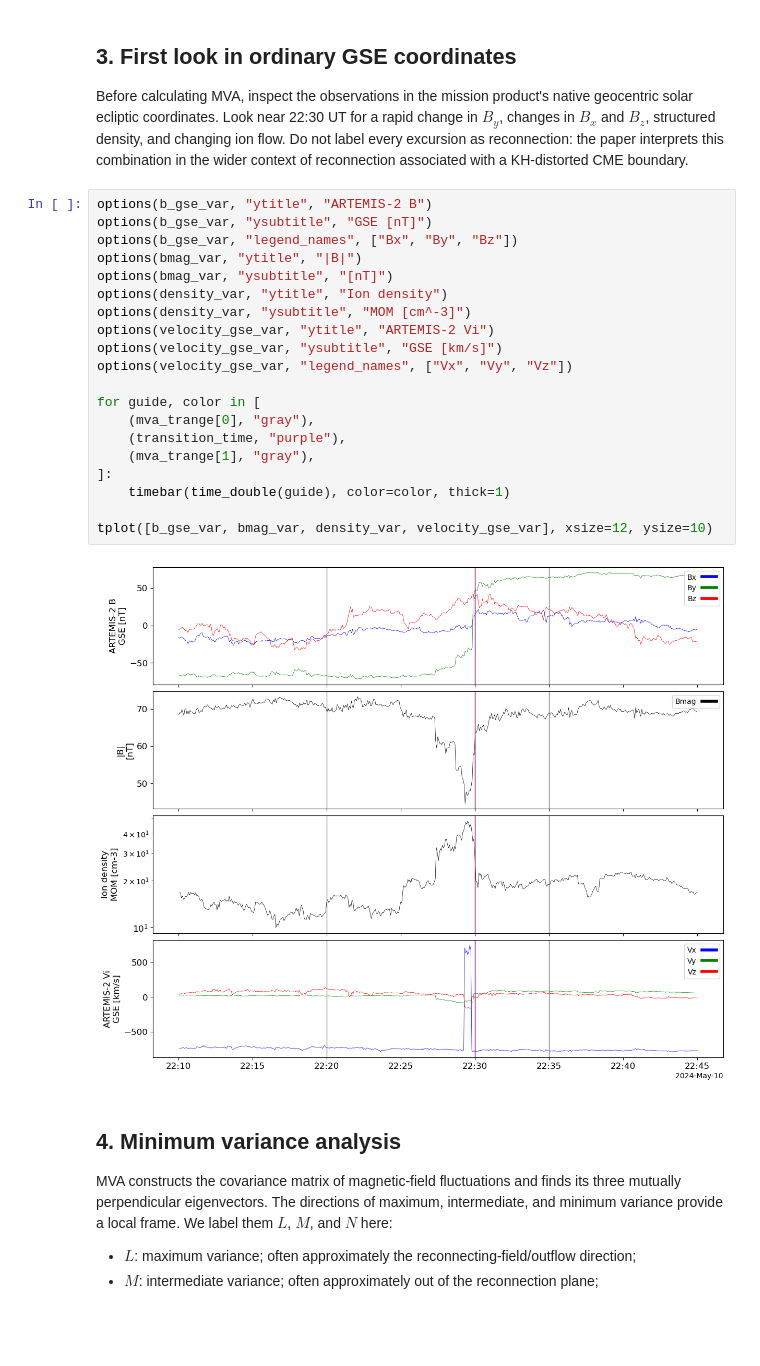
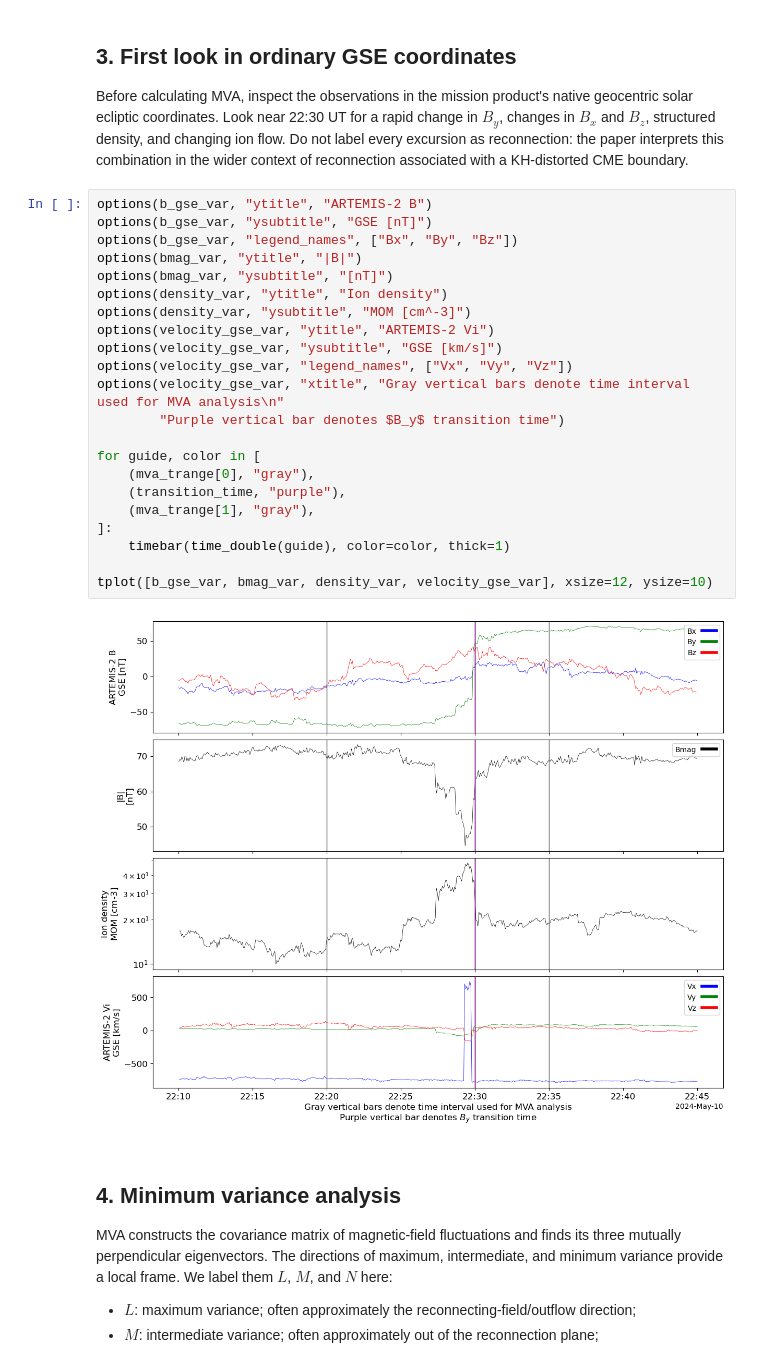
Before and after one commit to spedas/pyspedas_examples, a Jupyter notebook: pyspedas_examples/notebooks/pyhc_winter_school_2027/artemis_gannon_mva_boundary_analysis.ipynb, the cells around one changed output. Cells and saved outputs as stored; diff of their text form; blank space fills up the shorter version.

Commit message:
Some small plot adjustments

```diff
--- a/pyspedas_examples/notebooks/pyhc_winter_school_2027/artemis_gannon_mva_boundary_analysis.ipynb
+++ b/pyspedas_examples/notebooks/pyhc_winter_school_2027/artemis_gannon_mva_boundary_analysis.ipynb
@@ -169,25 +169,27 @@ Before calculating MVA, inspect the observations in the mission product's native
 # %%
 options(b_gse_var, "ytitle", "ARTEMIS-2 B")
 options(b_gse_var, "ysubtitle", "GSE [nT]")
 options(b_gse_var, "legend_names", ["Bx", "By", "Bz"])
 options(bmag_var, "ytitle", "|B|")
 options(bmag_var, "ysubtitle", "[nT]")
 options(density_var, "ytitle", "Ion density")
 options(density_var, "ysubtitle", "MOM [cm^-3]")
 options(velocity_gse_var, "ytitle", "ARTEMIS-2 Vi")
 options(velocity_gse_var, "ysubtitle", "GSE [km/s]")
 options(velocity_gse_var, "legend_names", ["Vx", "Vy", "Vz"])
+options(velocity_gse_var, "xtitle", "Gray vertical bars denote time interval used for MVA analysis\n"
+        "Purple vertical bar denotes $B_y$ transition time")
 
 for guide, color in [
     (mva_trange[0], "gray"),
     (transition_time, "purple"),
     (mva_trange[1], "gray"),
 ]:
     timebar(time_double(guide), color=color, thick=1)
 
 tplot([b_gse_var, bmag_var, density_var, velocity_gse_var], xsize=12, ysize=10)
 # %% [output]
-[figure, old version]
+[figure, new version]
 # %% [markdown]
 ## 4. Minimum variance analysis
 
```
